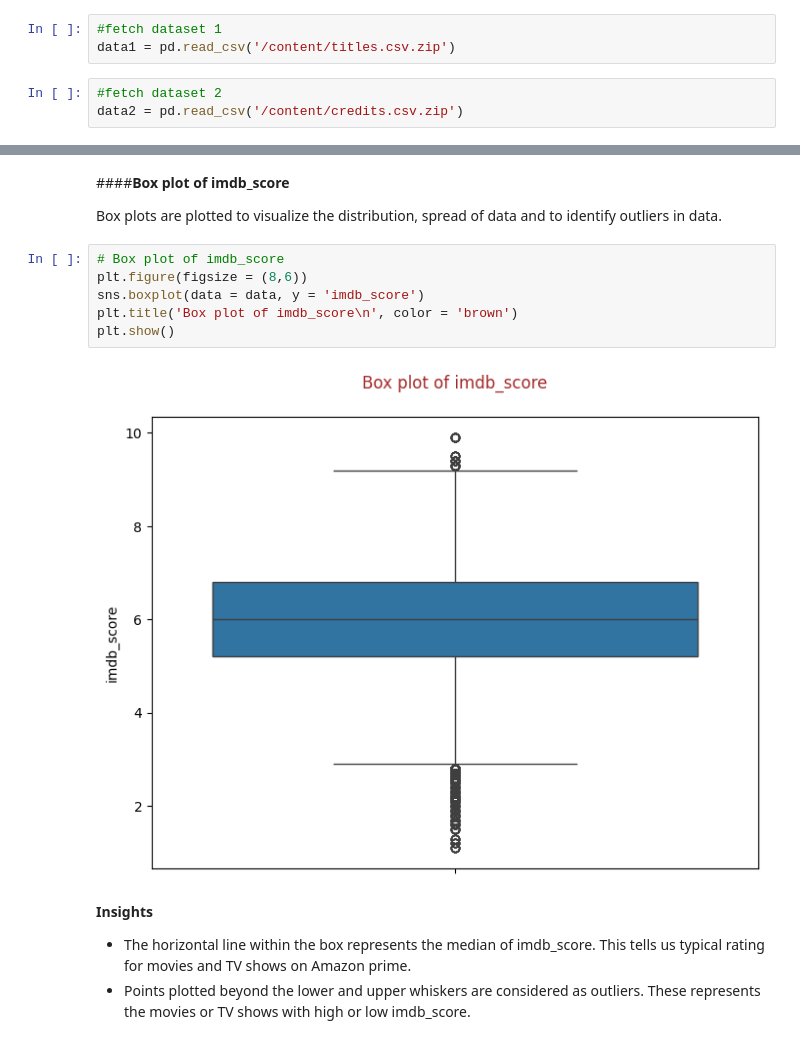
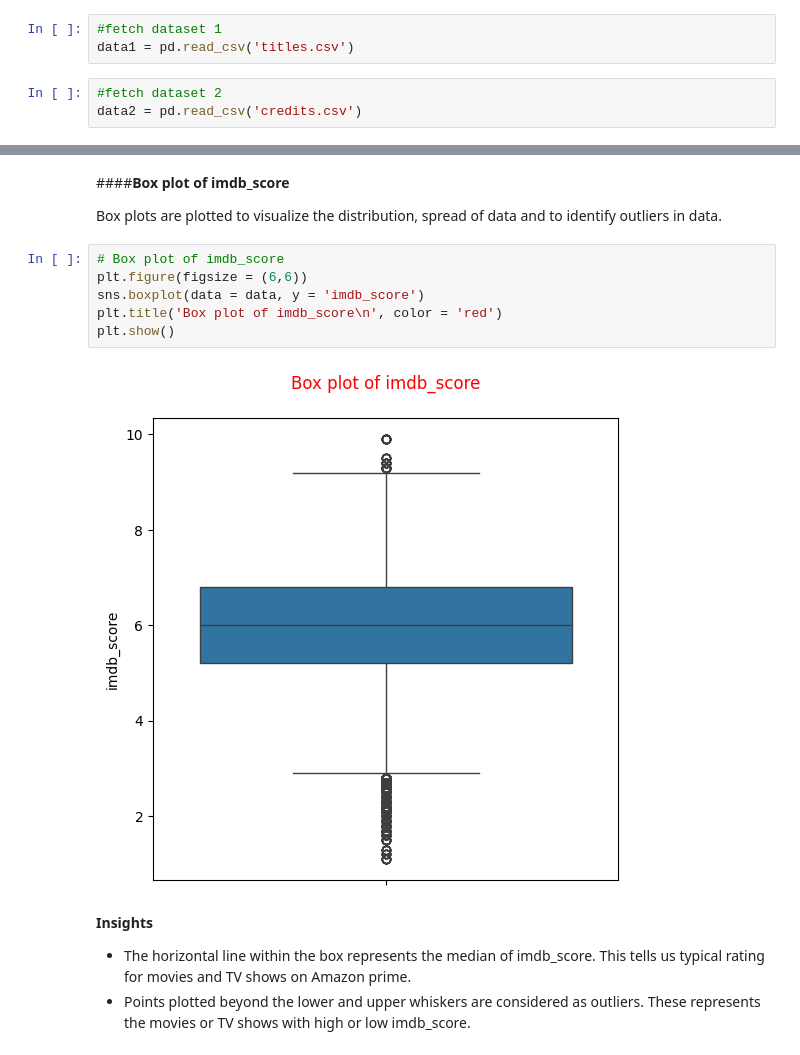
Before and after one commit to Nitika-sys/amazon-EDA, a Jupyter notebook: Amazon_prime_EDA.ipynb, the cells around one changed output, grey strips where cells are left out. Cells and saved outputs as stored; diff of their text form.

```diff
--- a/Amazon_prime_EDA.ipynb
+++ b/Amazon_prime_EDA.ipynb
@@ -50,10 +50,10 @@ import warnings
 warnings.filterwarnings('ignore')
 # %%
 #fetch dataset 1
-data1 = pd.read_csv('/content/titles.csv.zip')
+data1 = pd.read_csv('titles.csv')
 # %%
 #fetch dataset 2
-data2 = pd.read_csv('/content/credits.csv.zip')
+data2 = pd.read_csv('credits.csv')
 # %%
 data1.columns
 # %% [output]
@@ -447,12 +447,12 @@ data
 Box plots are plotted to visualize the distribution, spread of data and to identify outliers in data.
 # %%
 # Box plot of imdb_score
-plt.figure(figsize = (8,6))
+plt.figure(figsize = (6,6))
 sns.boxplot(data = data, y = 'imdb_score')
-plt.title('Box plot of imdb_score\n', color = 'brown')
+plt.title('Box plot of imdb_score\n', color = 'red')
 plt.show()
 # %% [output]
-[figure, old version]
+[figure, new version]
 # %% [markdown]
 **Insights**
 - The horizontal line within the box represents the median of imdb_score. This tells us typical rating for movies and TV shows on Amazon prime.
```
Also changed, not shown: parts of 17 cells of this notebook.
